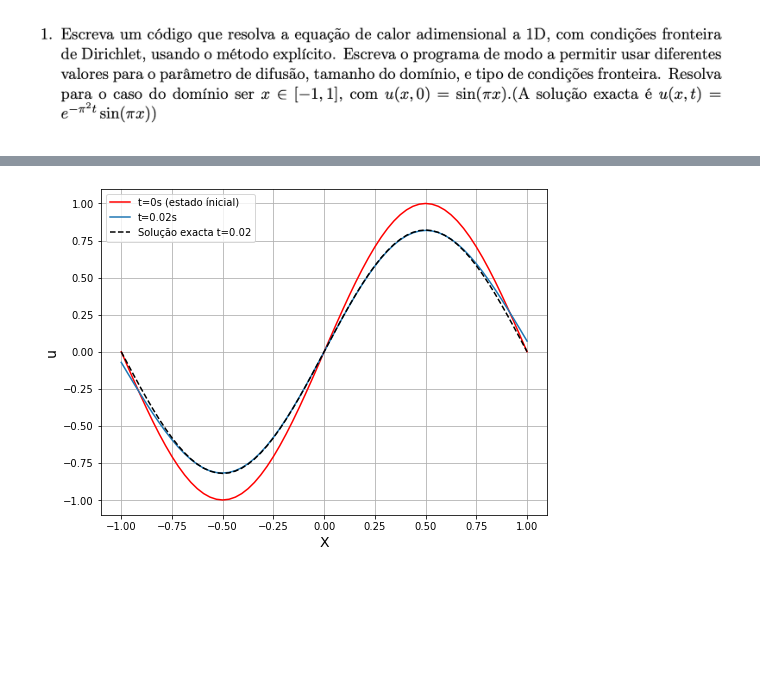
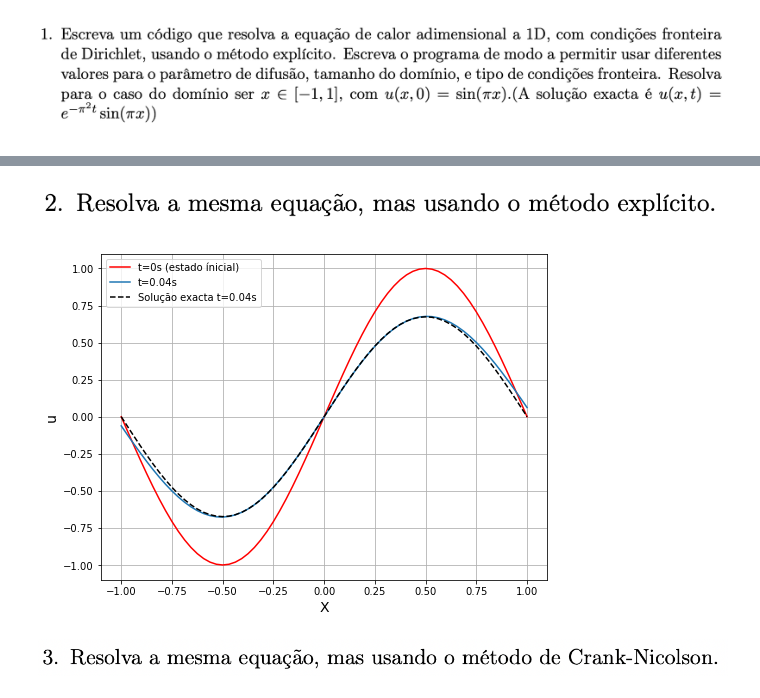
Before and after one commit to caua-veiga/Metodos-Computacionais-2022, a Jupyter notebook: TPs/Notebooks/TP 5.ipynb, the cells around one changed output, grey strips where cells are left out. Cells and saved outputs as stored; diff of their text form; code cells hidden in the pictures; blank space fills up the shorter version.

```diff
--- a/TPs/Notebooks/TP 5.ipynb
+++ b/TPs/Notebooks/TP 5.ipynb
@@ -176,16 +102,2 @@ def Backward_Euler(a, Nx, xi, xf, Tf, cond_inicial, cond_fronteira):
-# %%
-x,u,init = Backward_Euler(a=1, Nx=64, xi=-1, xf=1,Tf=0.02, cond_inicial=initial, cond_fronteira=front)
-
-plt.figure(figsize=(8,6))
-plt.plot(x,init,color='r',label='t=0s (estado ínicial)')
-plt.plot(x,u,label='t=0.02s')
-plt.plot(x,exat(x),'--',color='black',label='Solução exacta t=0.02')
-
-plt.xlabel('X',fontsize=14)
-plt.ylabel('u',fontsize=14)
-
-plt.legend()
-plt.grid()
-plt.show()
-# %% [output]
-[figure, removed]
+# %% [markdown]
+![image.png](attachment:image.png)
@@ -191,0 +172,20 @@ plt.show()
+# %%
+Tt = 0.04
+
+x,u,init = Backward_Euler(a=1, Nx=64, xi=-1, xf=1,Tf=Tt, cond_inicial=initial, cond_fronteira=front)
+
+plt.figure(figsize=(8,6))
+plt.plot(x,init,color='r',label='t=0s (estado ínicial)')
+plt.plot(x,u,label=f't={Tt}s')
+plt.plot(x,exat(x,Tt),'--',color='black',label=f'Solução exacta t={Tt}s')
+
+plt.xlabel('X',fontsize=14)
+plt.ylabel('u',fontsize=14)
+
+plt.legend()
+plt.grid()
+plt.show()
+# %% [output]
+[figure, added]
+# %% [markdown]
+![image.png](attachment:image.png)
```
Also changed, not shown: parts of 9 cells of this notebook.
